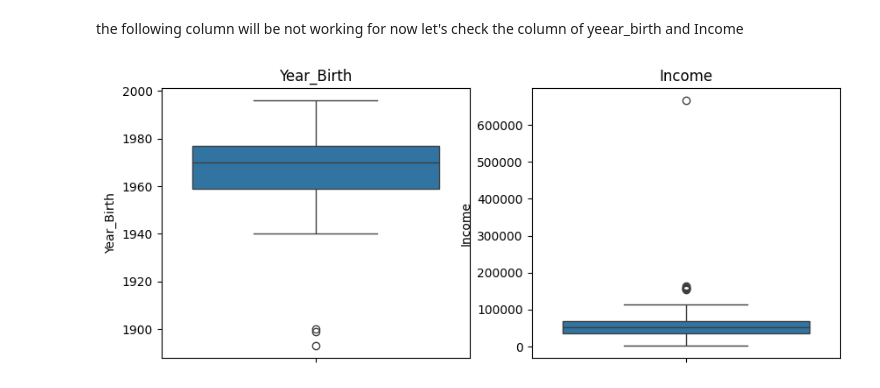
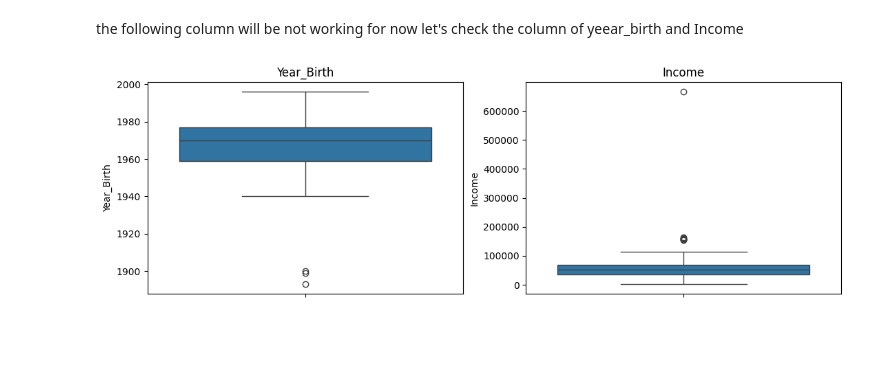
Before and after one commit to suzzzel5/Marketing-Campagain-Analysis, a Jupyter notebook: notebooks/02_data_cleaning_transformation.ipynb, the cells around one changed output. Saved outputs shown, nothing was run; the diff lists cells and outputs as text; code cells hidden in the pictures; blank space fills up the shorter version.

Commit message:
boxplot figsize inc

```diff
--- a/notebooks/02_data_cleaning_transformation.ipynb
+++ b/notebooks/02_data_cleaning_transformation.ipynb
@@ -156,16 +156,16 @@ high_outlier
 the following column will be not working for now let's check the column of yeear_birth and Income
 # %%
 # Checking visualizaiton with 2 columns
-plt.figure(figsize=(10,4))
+plt.figure(figsize=(13,4))
 
 plt.subplot(1,2,1)
 sns.boxplot(y=data_clean['Year_Birth'])
 plt.title('Year_Birth')
 
 plt.subplot(1,2,2)
 sns.boxplot(y=data_clean['Income'])
 plt.title('Income')
 
 plt.show()
 # %% [output]
-[figure, old version]
+[figure, new version]
```
